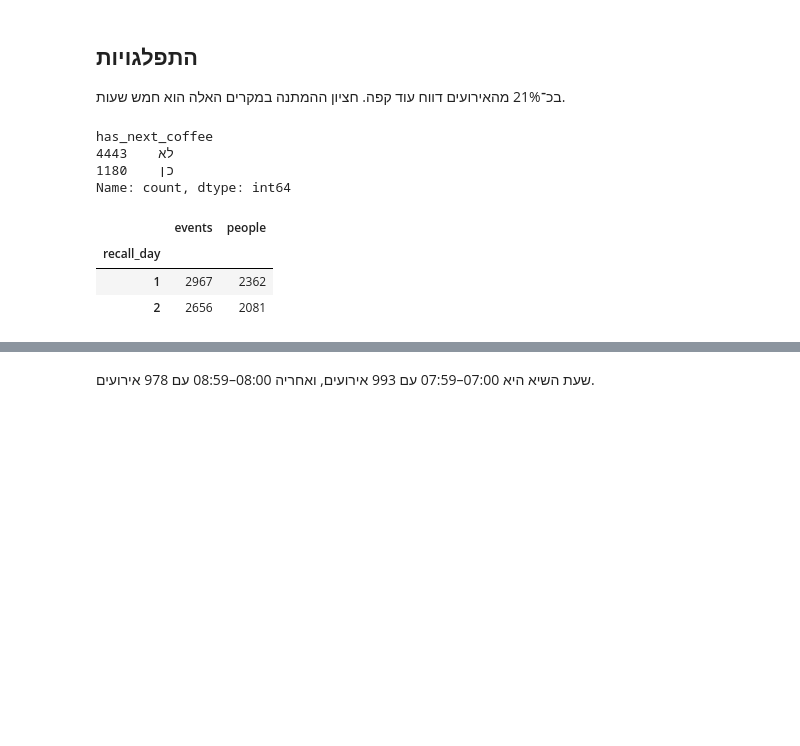
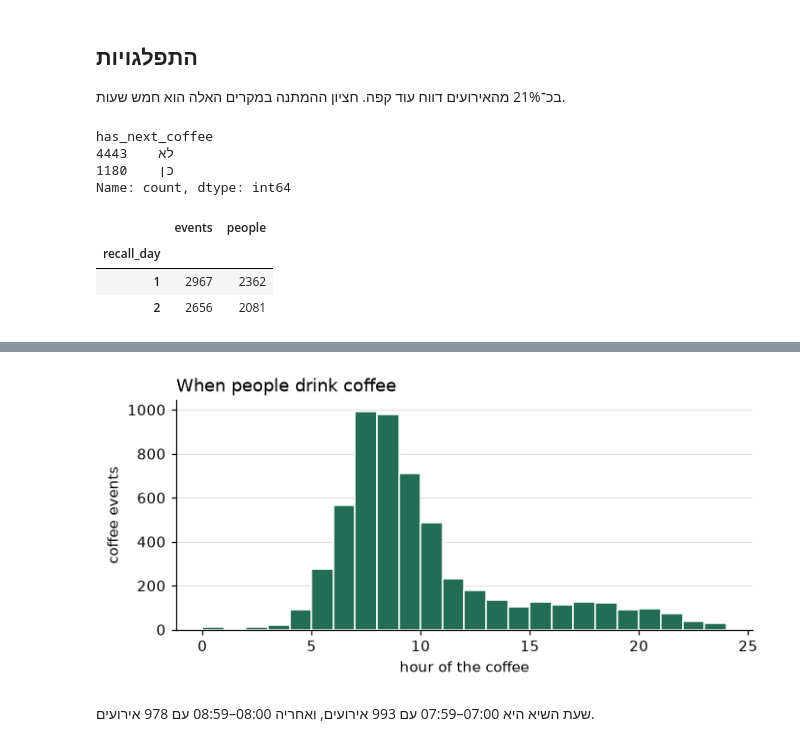
Before and after one commit to eitanav/NextCup, a Jupyter notebook: notebooks/eda.ipynb, the cells around one changed output, grey strips where cells are left out. Saved outputs shown, nothing was run; the diff lists cells and outputs as text; code cells hidden in the pictures; blank space fills up the shorter version.

```diff
--- a/notebooks/eda.ipynb
+++ b/notebooks/eda.ipynb
@@ -4,7 +4,7 @@
 # %%
 from pathlib import Path
 import sys
-import altair as alt
+import matplotlib.pyplot as plt
 import pandas as pd
 from IPython.display import display
 
@@ -17,6 +17,10 @@ from analysis import LABEL, WAIT, FEATURES, baseline_scores, load_events
 d = load_events()
 d.info()
 display(d.describe().round(2))
+
+plt.rcParams.update({"figure.dpi": 110, "axes.spines.top": False, "axes.spines.right": False,
+                     "axes.grid": True, "grid.color": "#e4e3df", "axes.axisbelow": True})
+GREEN, ORANGE = "#236C55", "#AC603A"
 # %% [output]
 <class 'pandas.core.frame.DataFrame'>
 RangeIndex: 5623 entries, 0 to 5622
@@ -74,18 +78,16 @@ dtype: int64
 ## התפלגויות
 בכ־21% מהאירועים דווח עוד קפה. חציון ההמתנה במקרים האלה הוא חמש שעות.
 # %%
-def bucket_chart(series, step, x_title):
-    counts = (series.dropna() // step * step).value_counts().sort_index()
-    plot = counts.rename_axis("start").reset_index(name="events")
-    plot["end"] = plot.start + step
-    return alt.Chart(plot).mark_bar(color="#236C55").encode(
-        x=alt.X("start:Q", bin="binned", title=x_title),
-        x2="end:Q", y=alt.Y("events:Q", title="אירועים"),
-    ).properties(width=550, height=185)
+def bar_chart(values, edges, x_label, title, color=GREEN):
+    fig, ax = plt.subplots(figsize=(7, 2.8))
+    ax.hist(values.dropna(), bins=edges, color=color, edgecolor="white")
+    ax.set_xlabel(x_label); ax.set_ylabel("coffee events"); ax.set_title(title, loc="left")
+    ax.grid(axis="x", visible=False)
+    plt.show()
 
 display(d[LABEL].value_counts().rename(index={0: "לא", 1: "כן"}))
 display(d.groupby("recall_day").agg(events=(LABEL, "size"), people=("person_id", "nunique")))
-display(bucket_chart(d.minute_of_day, 60, "דקות מתחילת היום"))
+bar_chart(d.minute_of_day / 60, range(0, 25), "hour of the coffee", "When people drink coffee")
 # %% [output]
 has_next_coffee
 לא    4443
@@ -99,3 +100,4 @@ Name: count, dtype: int64
+[figure, added]
 # %% [markdown]
 שעת השיא היא 07:00–07:59 עם 993 אירועים, ואחריה 08:00–08:59 עם 978 אירועים.
 # %%
```
Also changed, not shown: parts of 7 cells of this notebook, 1 other file.
